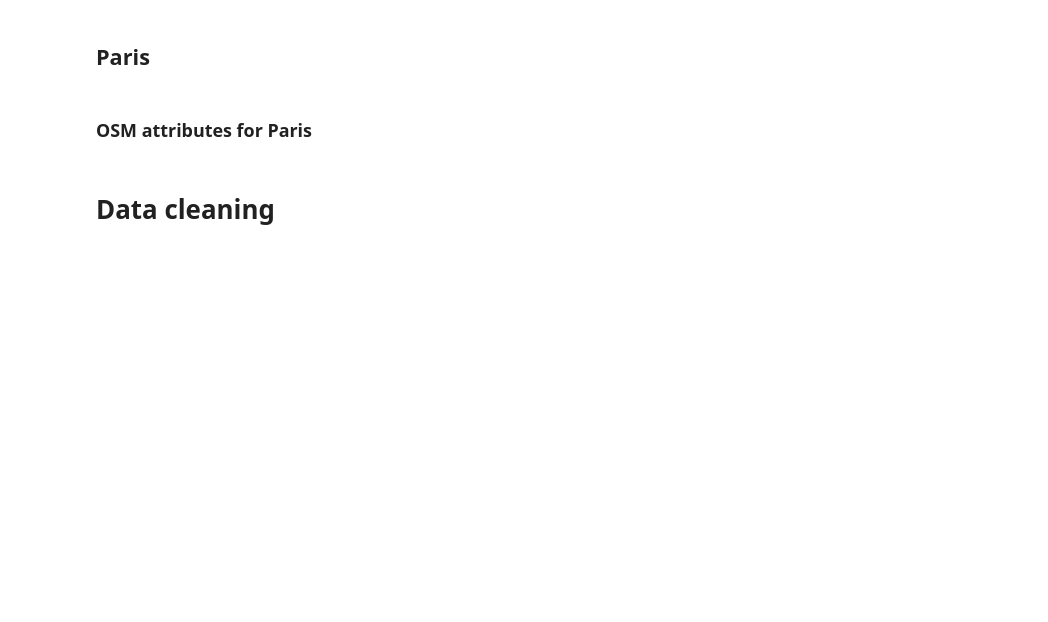
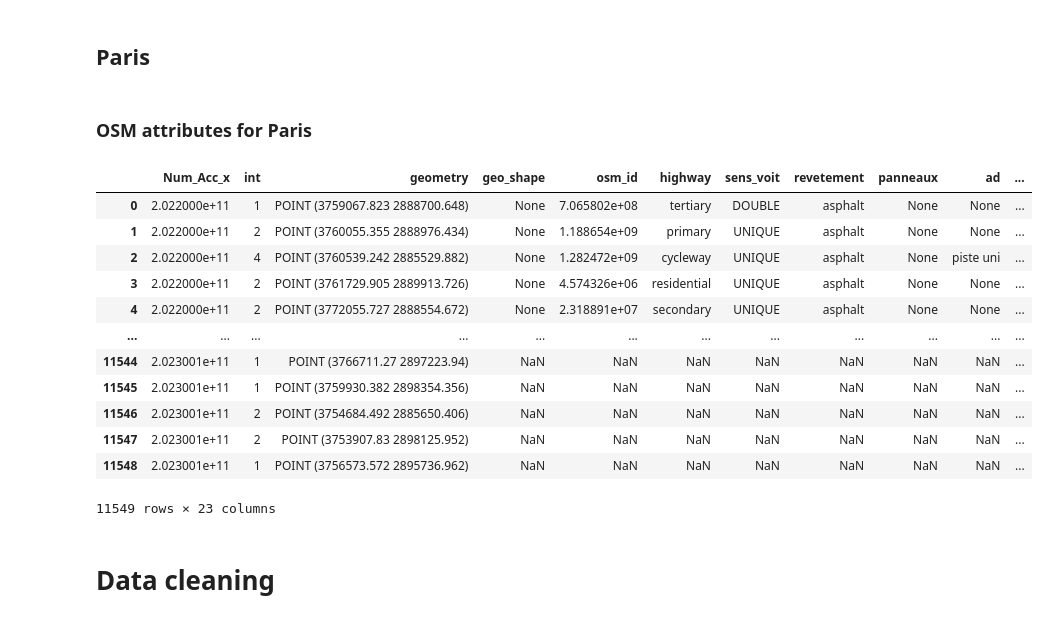
Before and after one commit to martin1207/modeling-mmv-severity, a Jupyter notebook: loading_and_cleaning_data.ipynb, the cells around one changed output. Drawn from its saved outputs; the diff is of its cells as text; code cells hidden in the pictures; blank space fills up the shorter version.

```diff
--- a/loading_and_cleaning_data.ipynb
+++ b/loading_and_cleaning_data.ipynb
@@ -333,4 +400,20 @@ acc_buffered_gdf = join_signal_features(acc_buffered_gdf, paris_stops, 'stops')
 acc_buffered_gdf = join_signal_features(acc_buffered_gdf, paris_give_way, 'give_way')
 acc_buffered_gdf = join_signal_features(acc_buffered_gdf, paris_traffic_signals, 'traffic_lights')
 accidents_paris=pd.merge(accidents_paris,acc_buffered_gdf[['Num_Acc_x','stops','give_way','traffic_lights']].drop_duplicates('Num_Acc_x'),on='Num_Acc_x',how='left')
+# %%
+accidents_paris
+# %% [output]
+|  | Num_Acc_x | int | geometry | geo_shape | osm_id | highway | sens_voit | revetement | panneaux | ad | ... |
+| 0 | 2.022000e+11 | 1 | POINT (3759067.823 2888700.648) | None | 7.065802e+08 | tertiary | DOUBLE | asphalt | None | None | ... |
+| 1 | 2.022000e+11 | 2 | POINT (3760055.355 2888976.434) | None | 1.188654e+09 | primary | UNIQUE | asphalt | None | None | ... |
+| 2 | 2.022000e+11 | 4 | POINT (3760539.242 2885529.882) | None | 1.282472e+09 | cycleway | UNIQUE | asphalt | None | piste uni | ... |
+| 3 | 2.022000e+11 | 2 | POINT (3761729.905 2889913.726) | None | 4.574326e+06 | residential | UNIQUE | asphalt | None | None | ... |
+| 4 | 2.022000e+11 | 2 | POINT (3772055.727 2888554.672) | None | 2.318891e+07 | secondary | UNIQUE | asphalt | None | None | ... |
+| ... | ... | ... | ... | ... | ... | ... | ... | ... | ... | ... | ... |
+| 11544 | 2.023001e+11 | 1 | POINT (3766711.27 2897223.94) | NaN | NaN | NaN | NaN | NaN | NaN | NaN | ... |
+| 11545 | 2.023001e+11 | 1 | POINT (3759930.382 2898354.356) | NaN | NaN | NaN | NaN | NaN | NaN | NaN | ... |
+| 11546 | 2.023001e+11 | 2 | POINT (3754684.492 2885650.406) | NaN | NaN | NaN | NaN | NaN | NaN | NaN | ... |
+| 11547 | 2.023001e+11 | 2 | POINT (3753907.83 2898125.952) | NaN | NaN | NaN | NaN | NaN | NaN | NaN | ... |
+| 11548 | 2.023001e+11 | 1 | POINT (3756573.572 2895736.962) | NaN | NaN | NaN | NaN | NaN | NaN | NaN | ... |
+11549 rows × 23 columns
 # %%
```
Also changed, not shown: parts of 38 cells of this notebook, 3 other files.
